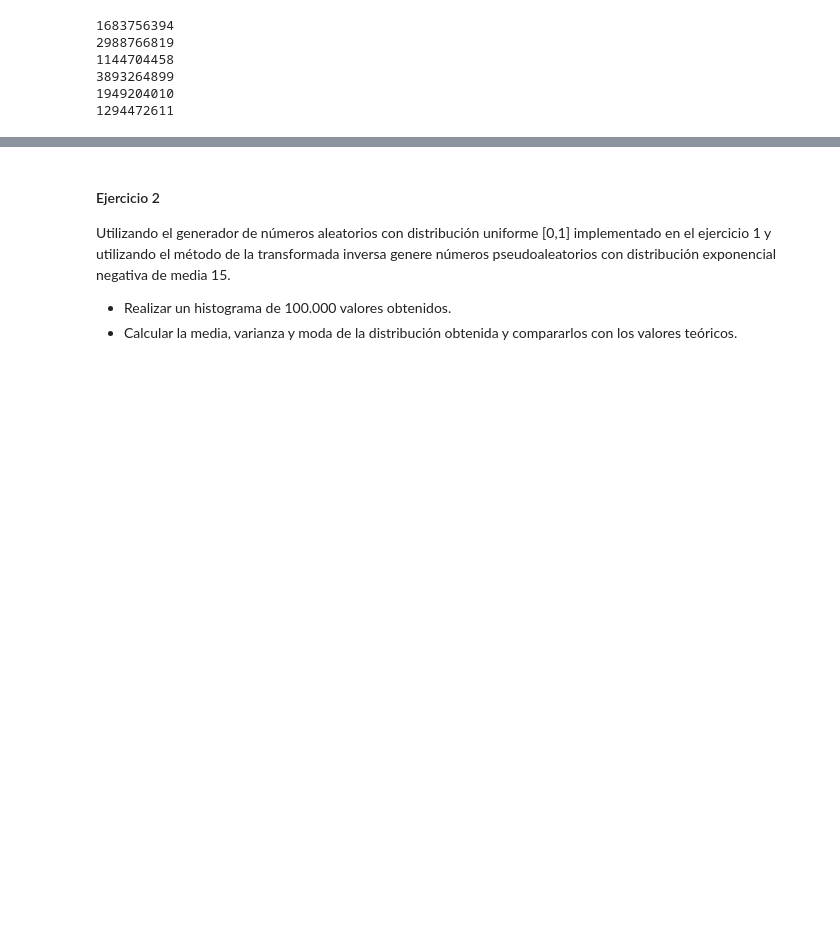
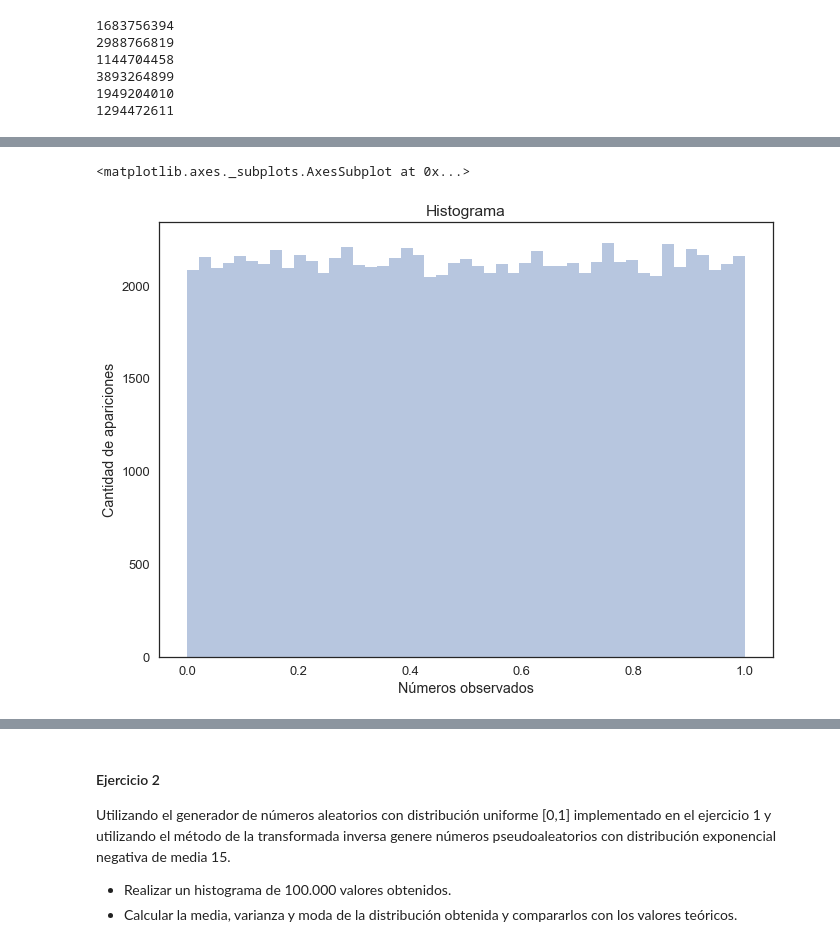
Before and after one commit to victorbravoarroyo/Simulacion, a Jupyter notebook: notebook.ipynb, the cells around one changed output, grey strips where cells are left out. Cells and saved outputs as stored; diff of their text form; code cells hidden in the pictures; blank space fills up the shorter version.

Commit message:
Pruebo librería seaborn

```diff
--- a/notebook.ipynb
+++ b/notebook.ipynb
@@ -1,5 +1,6 @@
 # %%
 import matplotlib.pyplot as plt
+import pandas as pd
 import plotly
 import plotly.plotly as py
 import plotly.graph_objs as go
@@ -9,10 +10,16 @@ import numpy as np
 
 from math import log, sqrt, exp, pi
 from scipy import stats as st
+import seaborn as sns
+sns.set(color_codes=True)
+sns.set_palette(sns.color_palette("hls", 8))
+sns.set(rc={'figure.figsize':(11,8)})
+
 
 import warnings
 warnings.filterwarnings("ignore")
 #Si no tienen la libreria plotly -> https://plot.ly/python/getting-started/
+#Si no tienen la libreria seaborn http://seaborn.pydata.org/installing.html
 # %% [markdown]
 # Trabajo Prático 1
 # %% [markdown]
@@ -53,23 +60,32 @@ for i in range(1,7):
 1294472611
 # %%
 #100.000 valores random generados entre 0 y 1
-randomNumbers = list()
+randomNums = list()
 for i in range(0,100000):
     x = U(i+1)
-    randomNumbers.insert(i,x/m)
+    randomNums.insert(i,x/m)
 
-data = [go.Histogram(x=randomNumbers)]
-layout = go.Layout(
-    title='Distribución de los numeros aleatorios obtenidos',
-    xaxis=dict(
-        title='Numeros obtenidos'
-    ),
-    yaxis=dict(
-        title='Cantidad de apariciones'
-    ),
-    bargap=0.2,
-    bargroupgap=0.1
-)
-fig = go.Figure(data=data, layout=layout)
-py.iplot(fig, filename='styled histogram')
+# data = [go.Histogram(x=randomNums)]
+# layout = go.Layout(
+#     title='Distribución de los numeros aleatorios obtenidos',
+#     xaxis=dict(
+#         title='Numeros obtenidos'
+#     ),
+#     yaxis=dict(
+#         title='Cantidad de apariciones'
+#     ),
+#     bargap=0.2,
+#     bargroupgap=0.1
+# )
+# fig = go.Figure(data=data, layout=layout)
+# py.iplot(fig, filename='styled histogram')
+
+
+# plt.title("Histograma ")
+plt.xlabel('Números observados')
+plt.ylabel('Cantidad de apariciones')
+plt.title('Histograma')
+
+sns.set(style="white", context="talk")
+sns.distplot(randomNums,  kde=False)
 # %% [output]
@@ -76,0 +92,2 @@ py.iplot(fig, filename='styled histogram')
+<matplotlib.axes._subplots.AxesSubplot at 0x...>
+[figure, added]
```
Also changed, not shown: parts of 9 cells of this notebook.
